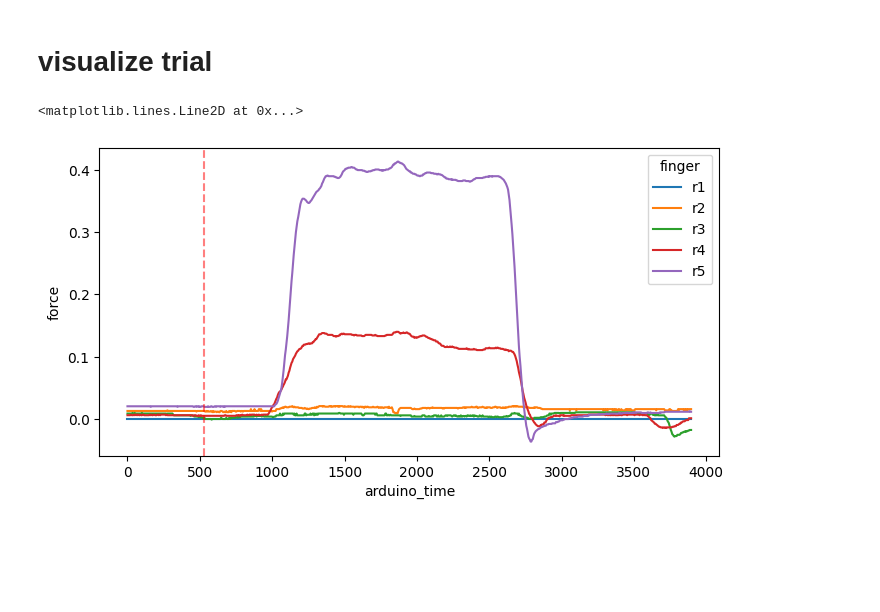
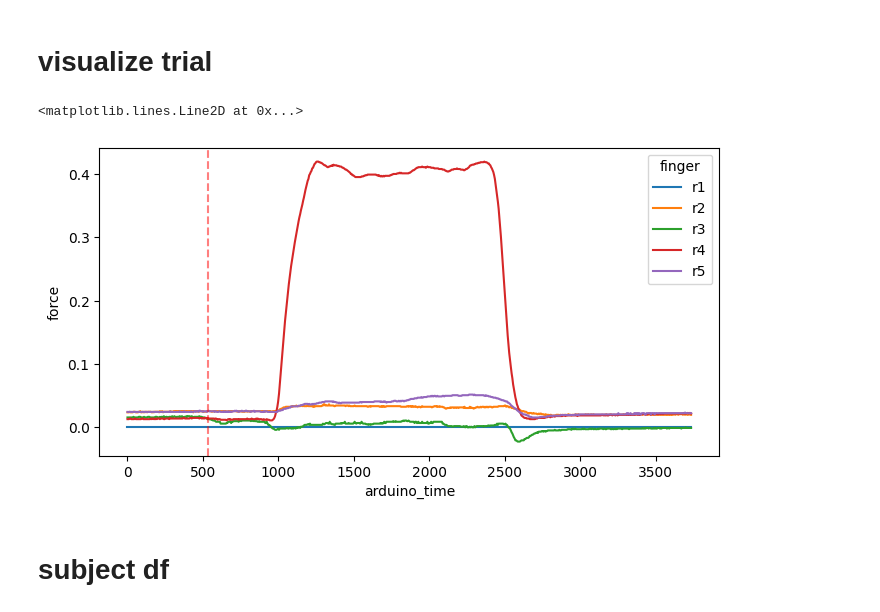
Before and after one commit to alighavam/finger_individuation, a Jupyter notebook: individuation.ipynb, the cells around one changed output. Saved outputs shown, nothing was run; the diff lists cells and outputs as text; code cells hidden in the pictures; blank space fills up the shorter version.

Commit message:
analysis

```diff
--- a/individuation.ipynb
+++ b/individuation.ipynb
@@ -50,32 +1,45 @@ mean flip time: 16.6667, min: 5.4155, max: 27.8427
+# %%
+import pandas as pd
+import numpy as np
+import seaborn as sns
+import matplotlib.pyplot as plt
+import os, getpass
+
+# SET PATHS:
+baseDir = os.path.join('/Users', getpass.getuser(), 'Desktop', 'Projects', 'finger_individuation')
+dataDir = os.path.join(baseDir, 'data')
+analysisDir = os.path.join(baseDir, 'analysis')
 # %% [markdown]
 # visualize trial
 # %%
 import pandas as pd
 import numpy as np
 import seaborn as sns
 import matplotlib.pyplot as plt
 
-D = pd.read_csv('.././projects/finger_individuation/data/s101_01_trials_20250829_135547.csv')
-data = pd.read_csv('.././projects/finger_individuation/data/s101_01_20250829_135546.csv')
-TN = 1
+data = pd.read_csv(os.path.join(dataDir, 's101_01_20250829_135546.csv'))
+D = pd.read_csv(os.path.join(dataDir, 's101_01_trials_20250829_135547.csv'))
+TN = 120
 
 # get the trial info:
 force_center = D.force_center[D.TN==TN].values[0]
 force_range = D.force_range[D.TN==TN].values[0]
 
 rows = (data.TN == TN)
 data_tr = data[rows].reset_index()
 force_offset = [0., 0.04655022, 0.05359694, 0.06118613, 0.09567314]
 data_tr[['r1', 'r2', 'r3', 'r4', 'r5']] = data_tr[['r1', 'r2', 'r3', 'r4', 'r5']]/1024
 data_tr[['r1', 'r2', 'r3', 'r4', 'r5']] = data_tr[['r1', 'r2', 'r3', 'r4', 'r5']] - force_offset
 long = data_tr.melt(id_vars=['arduino_time','state'],
                     value_vars=['r1', 'r2', 'r3', 'r4', 'r5'],
                     var_name='finger', value_name='force')
 long['arduino_time'] = long['arduino_time'] - long['arduino_time'].values[0]
 go_cue = np.where(long['state'] == "EXECUTION")[0][0]
 fig, ax = plt.subplots(figsize=(8, 4))
 sns.lineplot(data=long, x='arduino_time', y='force', hue='finger', ax=ax, dashes=False)
 ax.axvline(x=long['arduino_time'].values[go_cue], color='r', linestyle='--', alpha=0.5)
 # %% [output]
 <matplotlib.lines.Line2D at 0x...>
-[figure, old version]
+[figure, new version]
+# %% [markdown]
+# subject df
```
Also changed, not shown: parts of 5 cells of this notebook, 4 other files.
